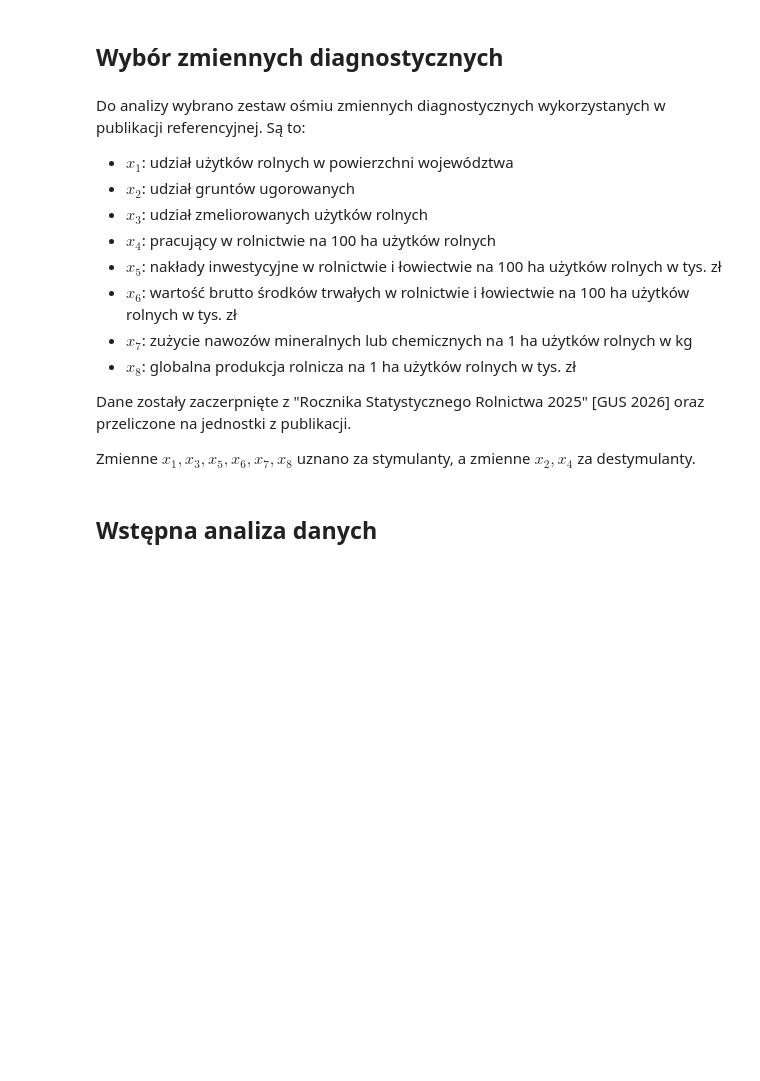
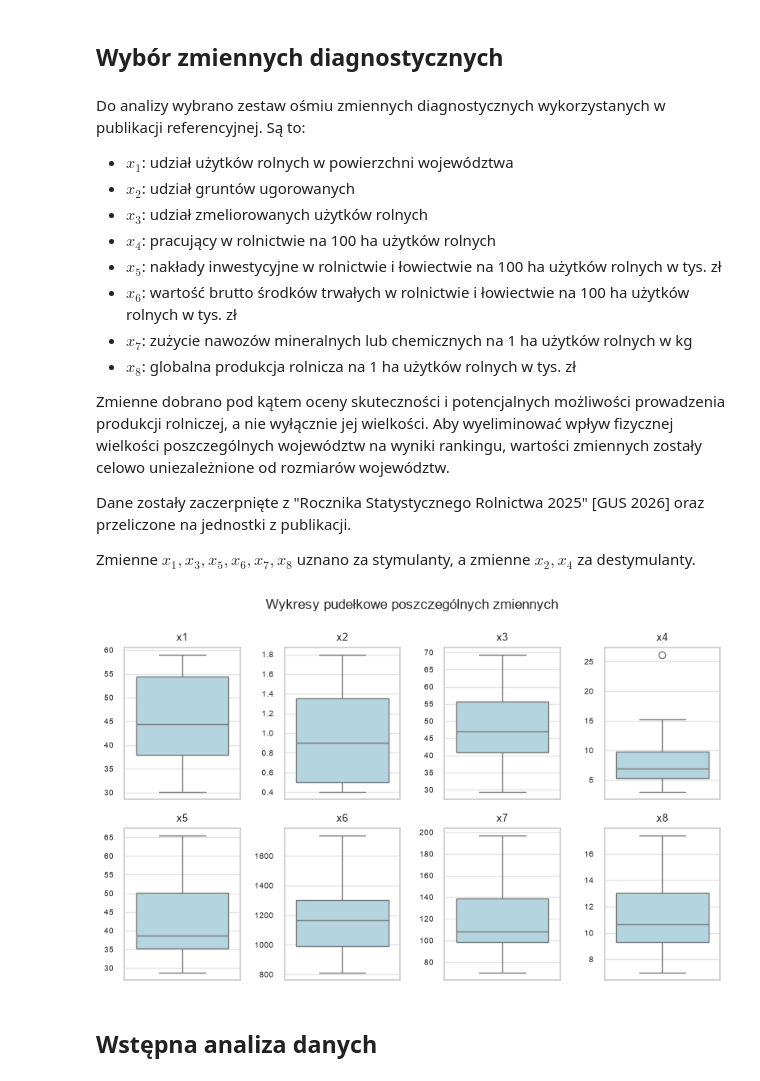
Before and after one commit to pawszu908/sad-project-1, a Jupyter notebook: Analiza.ipynb, the cells around one changed output. Drawn from its saved outputs; the diff is of its cells as text; code cells hidden in the pictures; blank space fills up the shorter version.

```diff
--- a/Analiza.ipynb
+++ b/Analiza.ipynb
@@ -19,35 +19,46 @@ Do analizy wybrano zestaw ośmiu zmiennych diagnostycznych wykorzystanych w publ
    - $x_7$: zużycie nawozów mineralnych lub chemicznych na 1 ha użytków rolnych w kg
    - $x_8$: globalna produkcja rolnicza na 1 ha użytków rolnych w tys. zł
 
+Zmienne dobrano pod kątem oceny skuteczności i potencjalnych możliwości prowadzenia produkcji rolniczej, a nie wyłącznie jej wielkości. Aby wyeliminować wpływ fizycznej wielkości poszczególnych województw na wyniki rankingu, wartości zmiennych zostały celowo uniezależnione od rozmiarów województw.
+
 Dane zostały zaczerpnięte z "Rocznika Statystycznego Rolnictwa 2025" [GUS 2026] oraz przeliczone na jednostki z publikacji.
 
 Zmienne $x_1, x_3, x_5, x_6, x_7, x_8$ uznano za stymulanty, a zmienne  $x_2, x_4$ za destymulanty.
 # %%
+import eda
 import pandas as pd
-import eda
 
 df = pd.read_csv("data.csv", sep=";", decimal=",")
-df = pd.DataFrame(df)
+
 stimulants = ["x1", "x3", "x5", "x6", "x7", "x8"]
 destimulants = ["x2", "x4"]
 all_vars = ["x1", "x2", "x3", "x4", "x5", "x6", "x7", "x8"]
 
 parameters_2014 = pd.DataFrame(
     {
         "x1": [0.49, 0.48, 0.20, 0.63, 0.33, 0.30],
         "x2": [0.035, 0.031, 0.472, 0.073, 0.018, 0.055],
         "x3": [0.44, 0.45, 0.25, 0.62, 0.23, 0.39],
         "x4": [18, 12, 0.73, 50, 5, 45],
         "x5": [3.8, 3.3, 0.50, 8.9, 1.6, 7.3],
         "x6": [78, 75, 0.22, 119, 55, 64],
         "x7": [1291, 1305, 0.24, 1880, 801, 1078],
         "x8": [5.8, 6.3, 0.23, 7.9, 2.9, 5.0],
     },
     index=["Średnia", "Mediana", "Wsp. zmienności", "Max", "Min", "Rozstęp"],
 )
 
 skumulowany_CPI_2007_14 = 1.2378
 skumulowany_CPI_2014_23 = 1.4463
+
+import seaborn as sns
+
+sns.set_theme(style="whitegrid")
+sns.set_palette("Set2")
+
+eda.box_plots(df, all_vars)
+# %% [output]
+[figure, added]
 # %% [markdown]
 ## Wstępna analiza danych
 # %% [markdown]
```
Also changed, not shown: parts of 19 cells of this notebook, 2 other files.
